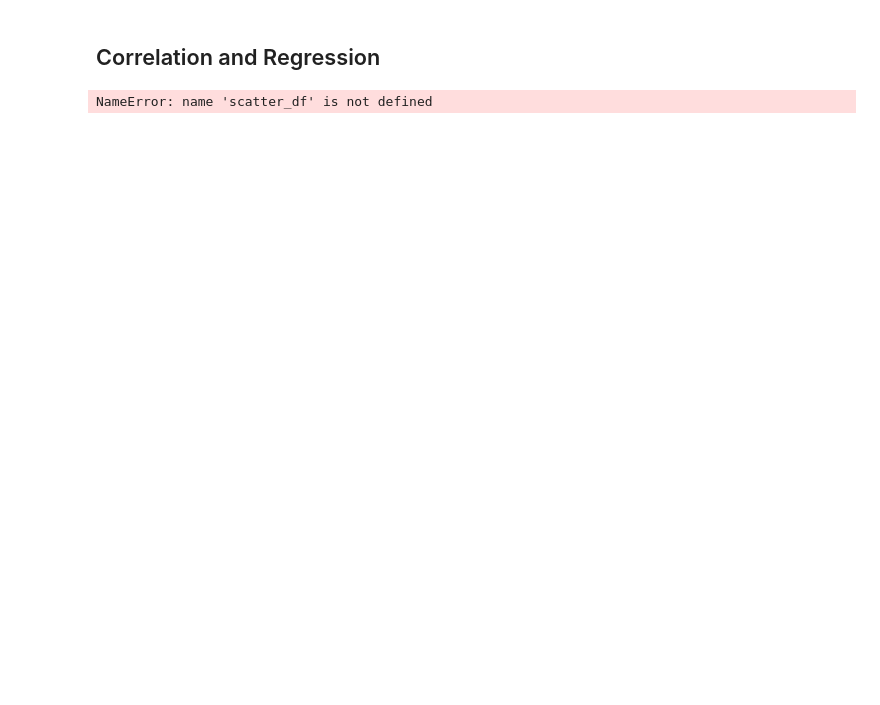
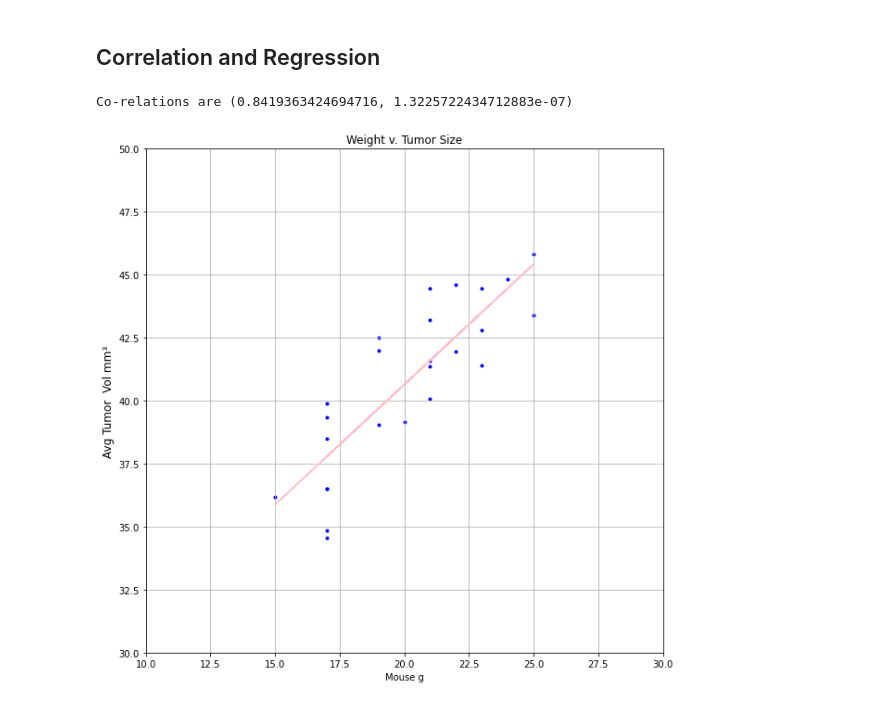
Before and after one commit to jasperthegeo/MatPlotLib, a Jupyter notebook: pymaceuticals_starter.ipynb, the cells around one changed output. Drawn from its saved outputs; the diff is of its cells as text; code cells hidden in the pictures; blank space fills up the shorter version.

```diff
--- a/pymaceuticals_starter.ipynb
+++ b/pymaceuticals_starter.ipynb
@@ -269,15 +269,17 @@ groupings = scatter.groupby(['Mouse ID', 'Weight (g)'])
 
 scatter_df = groupings['Tumor Volume (mm3)'].mean().to_frame()
 scatter_df = scatter_df.reset_index()
+x_axis = scatter_df['Weight (g)']
+y_axis = scatter_df['Tumor Volume (mm3)']
+
+scatter_df.plot.scatter(x='Weight (g)', y='Tumor Volume (mm3)', marker ='.')
 
 
-#neil_df = scatter_df.plot.scatter(x='Weight (g)', y='Tumor Volume (mm3)', marker ='.')
-#neil_df
-
-#scatter_df.plot.scatter(x=['Weight (g)'], y = ['Tumor Volume (mm3)'])
-#plt.scatter(x_axis, y_axis,  marker ='.')
-#plt.xlabel("Mouse g")
-#plt.ylabel("Avg Tumor  Vol mm\u00b3")
-#plt.grid()
-#plt.show()
+#plot.scatter(x_axis, y_axis)
+plt.figure(figsize = (8,8))
+plt.scatter(x_axis, y_axis,  marker ='.'', color='blue')
+plt.xlabel("Mouse g", size =15)
+plt.ylabel("Avg Tumor  Vol mm\u00b3", size = 15)
+plt.grid()
+plt.show()
 # %% [output]
@@ -287,7 +289,25 @@ TypeError: incompatible index of inserted column with frame index
 # %%
 # Calculate the correlation coefficient and linear regression model
 # for mouse weight and average tumor volume for the Capomulin regimen
-corl = sts.pearsonr(scatter_df['Weight (g)'], scatter_df['Tumor Volume '])
-print (corl)
+corl = sts.pearsonr(scatter_df['Weight (g)'], scatter_df['Tumor Volume (mm3)'])
+print (f'Correlations are {corl}')
 # %% [output]
-NameError: name 'scatter_df' is not defined
+Co-relations are (0.8419363424694716, 1.3225722434712883e-07)
+# %%
+slope, intercept, rvalue, pvalue, std = sts.linregress(x_axis, y_axis)
+regress = slope * x_axis + intercept
+eq = 'y = '+ str(round(slope,6)) + 'x + ' + str(round(intercept,6))
+# %%
+plt.figure(figsize = (10,10))
+plt.scatter(x_axis, y_axis, marker ='.', color ='blue')
+plt.plot(x_axis, regress, color='pink')
+#plt.annotate(eq, fontsize = 11)
+plt.xlabel('Mouse g')
+plt.ylabel('Avg Tumor  Vol mm\u00b3', size = 12)
+plt.title('Weight v. Tumor Size', size = 12)
+plt.xlim(10,30)
+plt.ylim(30, 50)
+plt.grid()
+plt.show()
+# %% [output]
+[figure, added]
```
Also changed, not shown: parts of 3 cells of this notebook.
